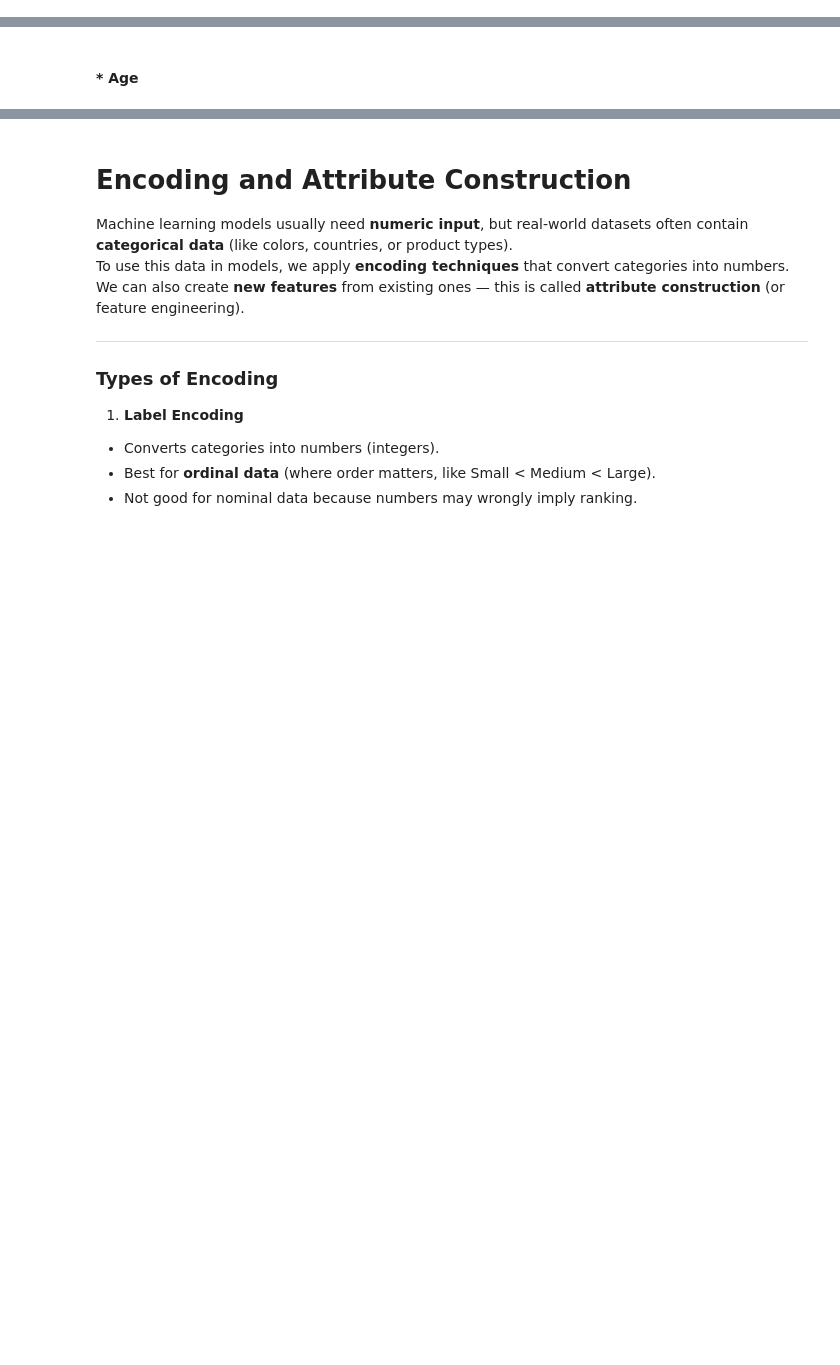
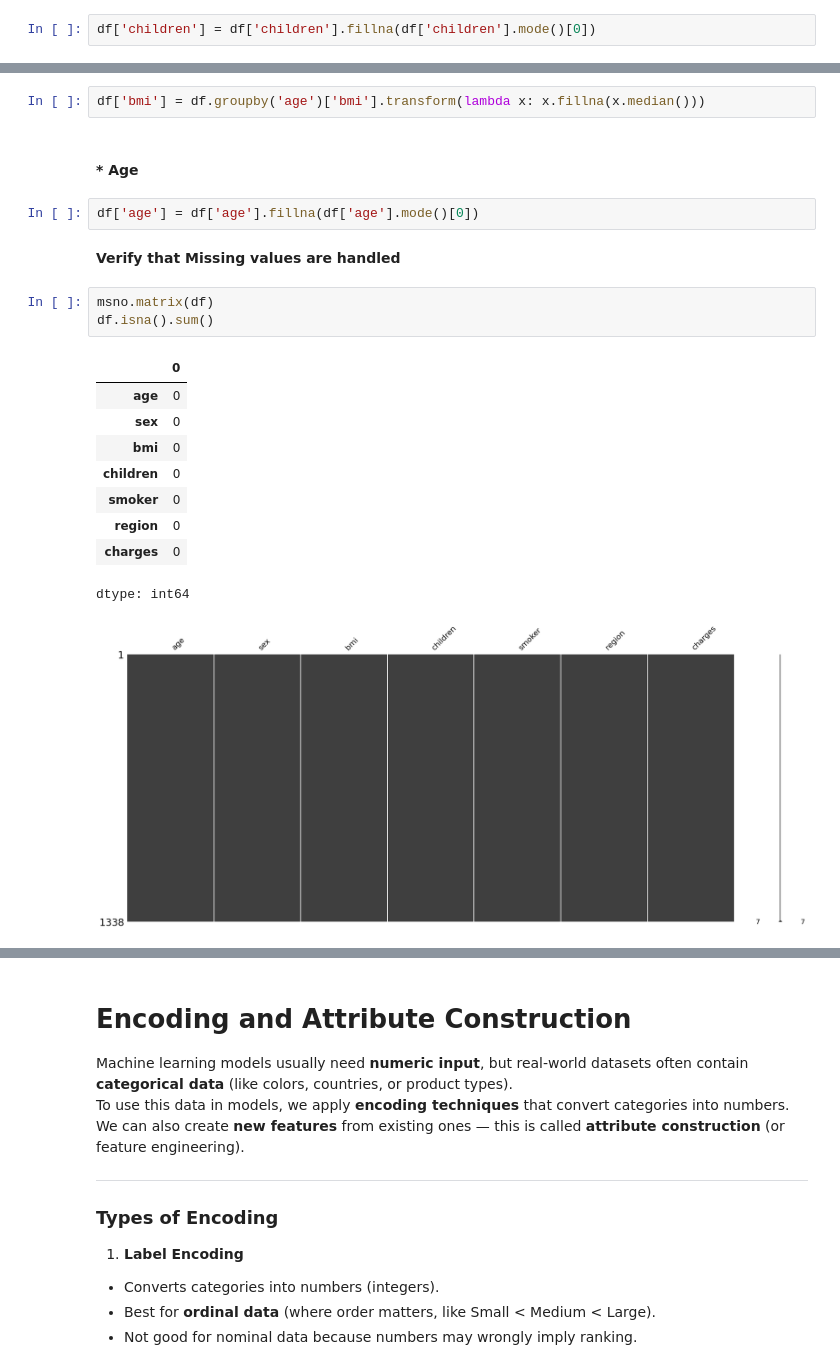
Before and after one commit to frankyuan515/GoogleLab, a Jupyter notebook: Kopia_av_Lab1.ipynb, the cells around one changed output, grey strips where cells are left out. Cells and saved outputs as stored; diff of their text form; blank space fills up the shorter version.

```diff
--- a/Kopia_av_Lab1.ipynb
+++ b/Kopia_av_Lab1.ipynb
@@ -461,7 +495,29 @@ After handling the missing values:
   - Row deletion (or indicator) for MNAR
 # %% [markdown]
 #### * Children
+# %%
+df['children'] = df['children'].fillna(df['children'].mode()[0])
 # %% [markdown]
 #### * BMI
+# %%
+df['bmi'] = df.groupby('age')['bmi'].transform(lambda x: x.fillna(x.median()))
 # %% [markdown]
 #### * Age
+# %%
+df['age'] = df['age'].fillna(df['age'].mode()[0])
+# %% [markdown]
+**Verify that Missing values are handled**
+# %%
+msno.matrix(df)
+df.isna().sum()
+# %% [output]
+|  | 0 |
+| age | 0 |
+| sex | 0 |
+| bmi | 0 |
+| children | 0 |
+| smoker | 0 |
+| region | 0 |
+| charges | 0 |
+dtype: int64
+[figure, added]
```
Also changed, not shown: parts of 6 cells of this notebook.
